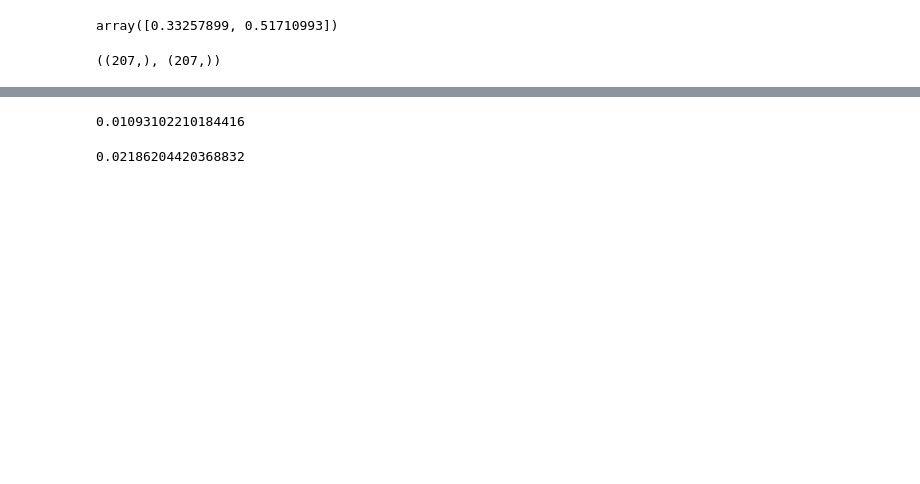
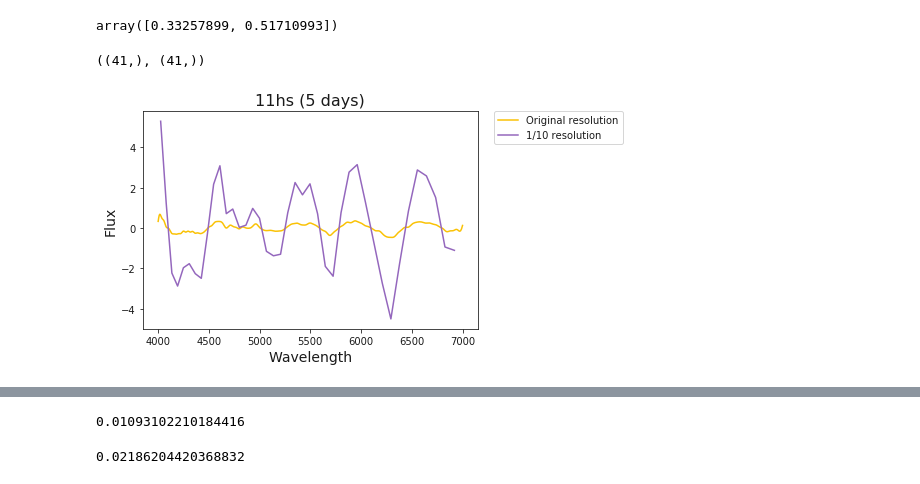
Before and after one commit to umerudel/SESNspectraPCA, a Jupyter notebook: code/binspectra_2.ipynb, the cells around one changed output, grey strips where cells are left out. Drawn from its saved outputs; the diff is of its cells as text; code cells hidden in the pictures; blank space fills up the shorter version.

```diff
--- a/code/binspectra_2.ipynb
+++ b/code/binspectra_2.ipynb
@@ -405,8 +407,19 @@ y_11hs = dataset5["11hs"].data
 flux = y_11hs.astype('float64')
 # %%
 newspectra = binspectra(wvl, flux, 2)
+newspectra10 = binspectra(wvl, flux, 10)
-# %%
-newspectra[0].shape, newspectra[1].shape
-# %% [output]
-((207,), (207,))
+# %%
+newspectra10[0][0:-1].shape, newspectra10[1][0:-1].shape
+# %% [output]
+((41,), (41,))
+# %%
+plt.plot(wvl, flux, c='xkcd:goldenrod', label="Original resolution")
+plt.plot(newspectra10[0][0:-1], newspectra10[1][0:-1], c='tab:purple', label="1/10 resolution")
+plt.xlabel('Wavelength', fontsize=14)
+plt.ylabel('Flux', fontsize=14)
+plt.title('11hs (5 days)', fontsize=16)
+plt.legend(bbox_to_anchor=(1.05, 1), loc='upper left', borderaxespad=0.)
+plt.show()
+# %% [output]
+[figure, added]
 # %%
```
Also changed, not shown: parts of 7 cells of this notebook.
